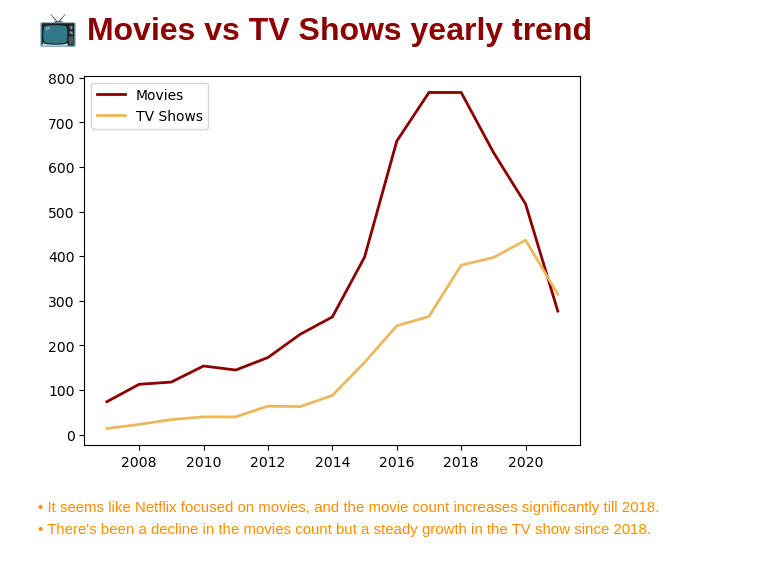
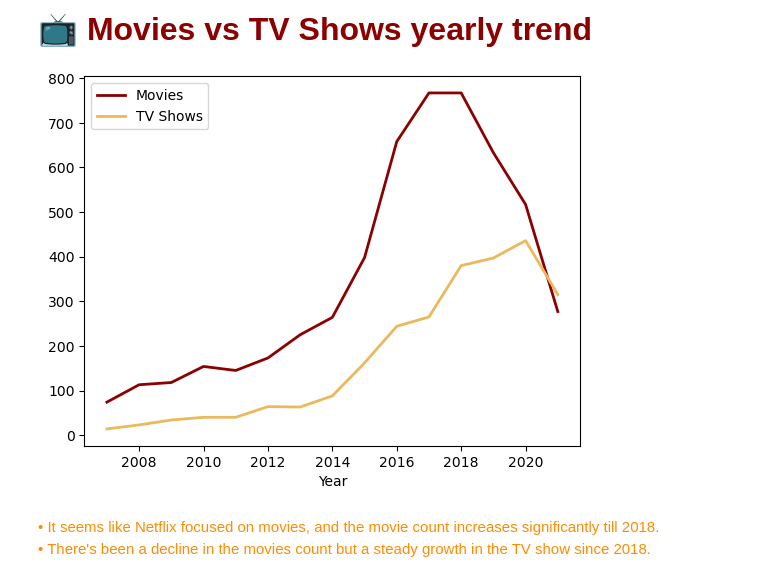
Before and after one commit to kabitadebnath8/AnalyticaHub, a Jupyter notebook: EDA on Netflix/Netflix.ipynb, the cells around one changed output. Cells and saved outputs as stored; diff of their text form; code cells hidden in the pictures.

```diff
--- a/EDA on Netflix/Netflix.ipynb
+++ b/EDA on Netflix/Netflix.ipynb
@@ -157,20 +200,21 @@ Movies moved to Disney plus.
 # %%
 netflix_2007 = df_netflix[df_netflix['release_year']>=2007]
 
 release_year_count_movies = netflix_2007[netflix_2007['type']=='Movie']['release_year'].value_counts().sort_index()
 release_year_count_shows = netflix_2007[netflix_2007['type']=='TV Show']['release_year'].value_counts().sort_index()
 
 x = release_year_count_movies.index
 y = release_year_count_movies.values
 y1 = release_year_count_shows.values
 
 plt.plot(x, y, color='#8b0000', linewidth=2, label='Movies')
 plt.plot(x, y1, color='#eab95d', linewidth=2, label='TV Shows')
 
 plt.legend()
+plt.xlabel("Year")
 plt.show()
 # %% [output]
-[figure, old version]
+[figure, new version]
 # %% [markdown]
 <span style="color:#ff8c00; font-size:15px">
 • It seems like Netflix focused on movies, and the movie count increases significantly till 2018. <br>
```
Also changed, not shown: parts of 7 cells of this notebook.
